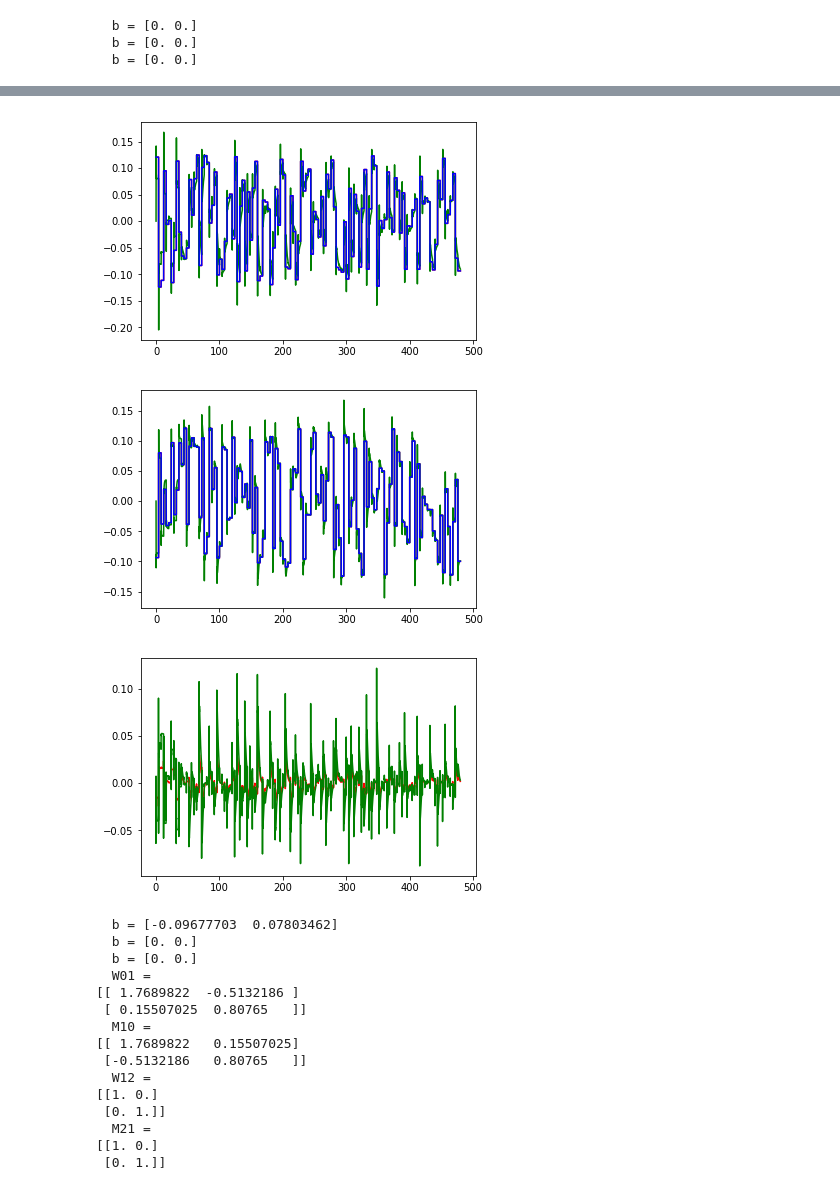
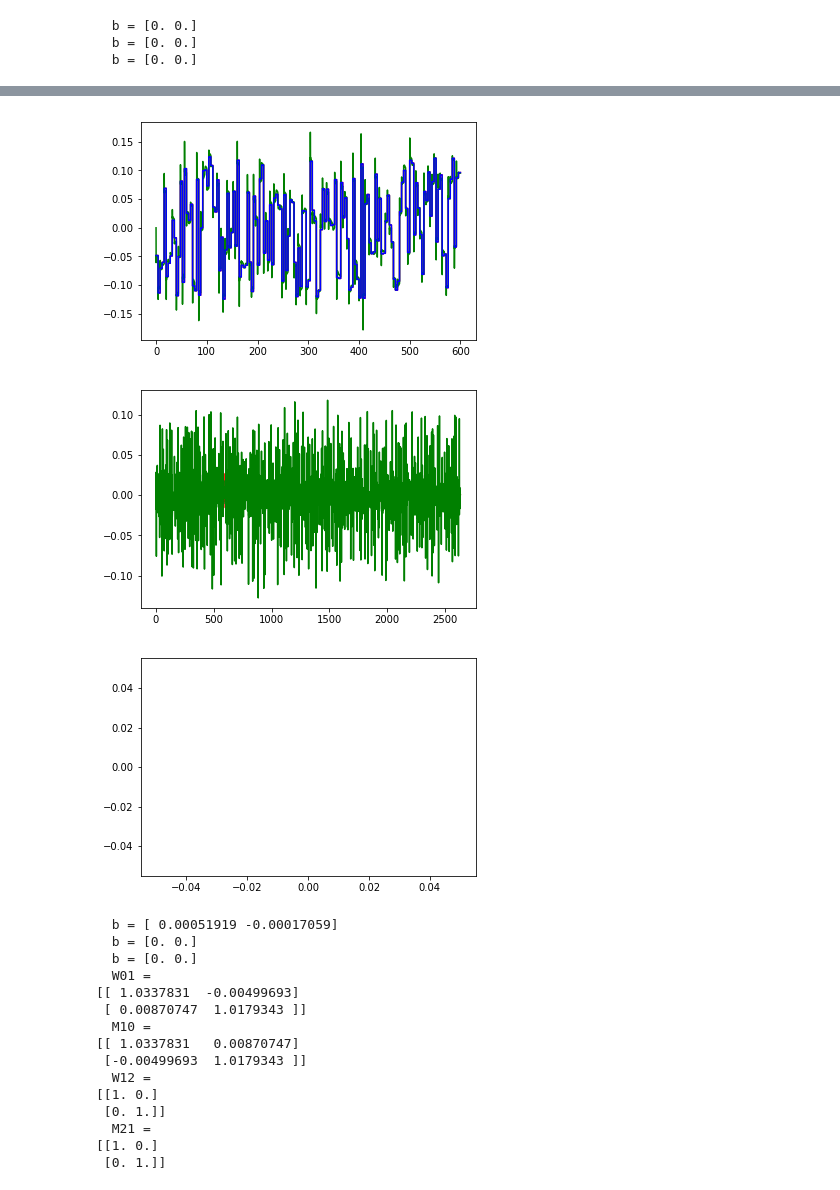
Before and after one commit to jorchard/peBogacz, a Jupyter notebook: python/runme1.ipynb, the cells around one changed output, grey strips where cells are left out. Saved outputs shown, nothing was run; the diff lists cells and outputs as text; code cells hidden in the pictures.

```diff
--- a/python/runme1.ipynb
+++ b/python/runme1.ipynb
@@ -35,3 +35,4 @@ net.learn_biases = False
 net.learn = True
 net.learn_weights = True
 net.learn_biases = True
+net.beta = 1.
@@ -90,7 +77,8 @@ net.ShowWeights()
 [[1. 0.]
  [0. 1.]]
 # %%
-epochs = 200
+net.layers[-1].beta = 1.
+epochs = 100
 fp = FloatProgress(min=0,max=epochs)
 display(fp)
 T = 4
@@ -101,7 +89,7 @@ for k in range(epochs):
     net.SetInput([x,y])
     net.SetExpectation([x,y])
     #print(k, x,y)
-    net.Run(T, dt=0.001)
+    net.Run(T, dt=0.01)
     fp.value += 1
 end_time = time.time()
 print('Total time: '+str(end_time-start_time))
@@ -110,0 +99,6 @@ Total time: 164.3874433040619
+# %%
+lastn = -50*1000
+lastn = 0
+plt.plot(np.array(net.t_history[lastn:]), np.array(net.layers[0].v_history)[lastn:,0], 'r',
+         np.array(net.t_history[lastn:]), np.array(net.layers[1].v_history)[lastn:,0], 'g',
+         np.array(net.t_history[lastn:]), np.array(net.layers[2].v_history)[lastn:,0], 'b');
@@ -111,33 +107,34 @@ Total time: 164.3874433040619
 # %%
-plt.plot(np.array(net.t_history), np.array(net.layers[0].v_history)[:,0], 'r',
-         np.array(net.t_history), np.array(net.layers[1].v_history)[:,0], 'g',
-         np.array(net.t_history), np.array(net.layers[2].v_history)[:,0], 'b');
+plt.plot(np.array(net.t_history[lastn:]), np.array(net.layers[0].v_history)[lastn:,1], 'r',
+         np.array(net.t_history[lastn:]), np.array(net.layers[1].v_history)[lastn:,1], 'g',
+         np.array(net.t_history[lastn:]), np.array(net.layers[2].v_history)[lastn:,1], 'b');
 # %% [output]
-[figure, old version]
+[figure, new version]
 # %%
-plt.plot(np.array(net.t_history), np.array(net.layers[0].v_history)[:,1], 'r',
-         np.array(net.t_history), np.array(net.layers[1].v_history)[:,1], 'g',
-         np.array(net.t_history), np.array(net.layers[2].v_history)[:,1], 'b');
+plt.plot(np.array(net.t_history[lastn:]), np.array(net.layers[0].e_history)[lastn:,0], 'r',
+         np.array(net.t_history[lastn:]), np.array(net.layers[1].e_history)[lastn:,0], 'g');
+#plt.ylim([-0.01,0.01])
 # %% [output]
-[figure, old version]
+[figure, new version]
 # %%
-plt.plot(np.array(net.t_history), np.array(net.layers[0].e_history)[:,0], 'r',
-         np.array(net.t_history), np.array(net.layers[1].e_history)[:,0], 'g');
+plt.plot(np.array(net.t_history[:-lastn]), np.array(net.layers[0].e_history)[:-lastn,0], 'r',
+         np.array(net.t_history[:-lastn]), np.array(net.layers[1].e_history)[:-lastn,0], 'g');
+#plt.ylim([-0.01,0.01])
 # %% [output]
-[figure, old version]
+[figure, new version]
 # %%
 net.ShowBias()
 net.ShowWeights()
 # %% [output]
-  b = [-0.09677703  0.07803462]
+  b = [ 0.00051919 -0.00017059]
   b = [0. 0.]
   b = [0. 0.]
   W01 =
-[[ 1.7689822  -0.5132186 ]
- [ 0.15507025  0.80765   ]]
+[[ 1.0337831  -0.00499693]
+ [ 0.00870747  1.0179343 ]]
   M10 =
-[[ 1.7689822   0.15507025]
- [-0.5132186   0.80765   ]]
+[[ 1.0337831   0.00870747]
+ [-0.00499693  1.0179343 ]]
   W12 =
 [[1. 0.]
  [0. 1.]]
```
Also changed, not shown: parts of 13 cells of this notebook, 2 other files.
